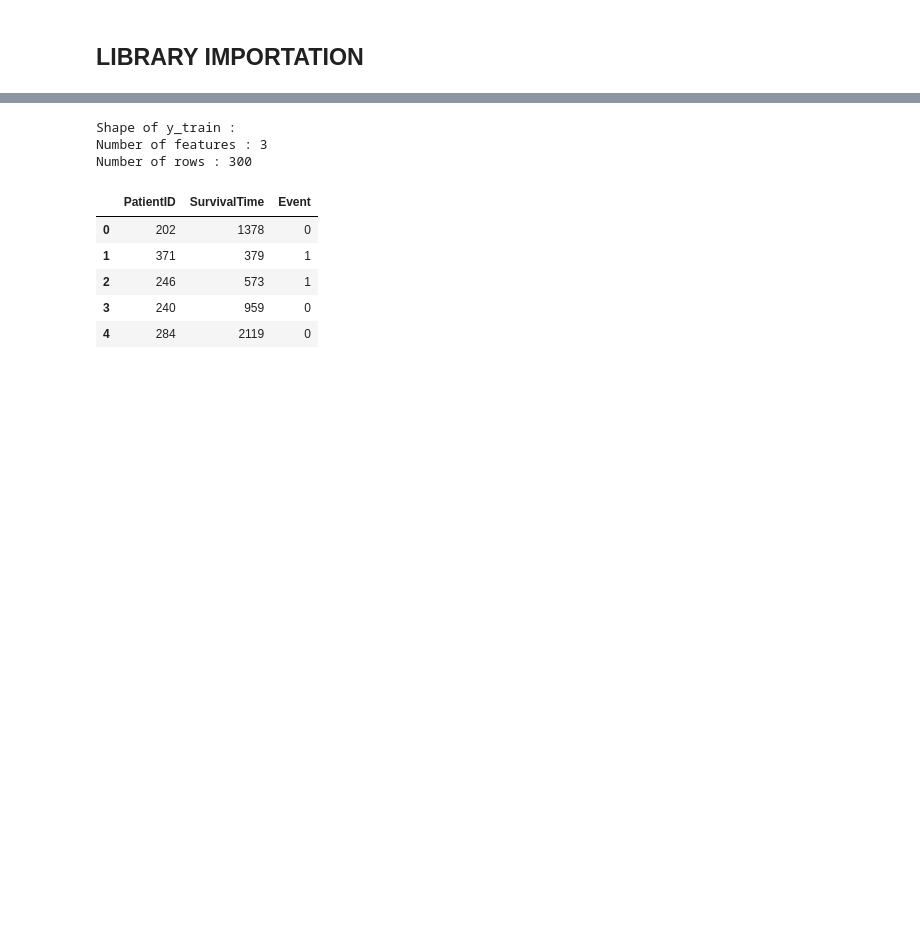
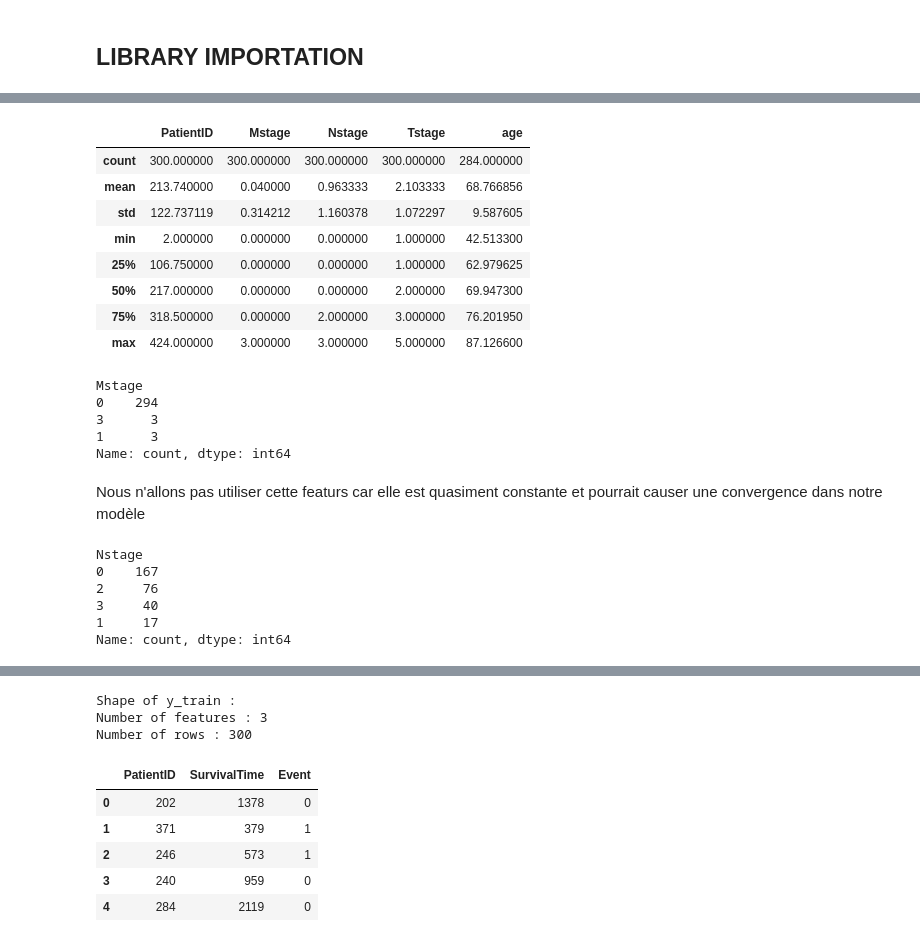
Before and after one commit to mylrcd/lung_cancer, a Jupyter notebook: predict.ipynb, the cells around one changed output, grey strips where cells are left out. Drawn from its saved outputs; the diff is of its cells as text; code cells hidden in the pictures; blank space fills up the shorter version.

```diff
--- a/predict.ipynb
+++ b/predict.ipynb
@@ -19,0 +30,31 @@ import math
+# %%
+x_cli_train.describe()
+# %% [output]
+|  | PatientID | Mstage | Nstage | Tstage | age |
+| count | 300.000000 | 300.000000 | 300.000000 | 300.000000 | 284.000000 |
+| mean | 213.740000 | 0.040000 | 0.963333 | 2.103333 | 68.766856 |
+| std | 122.737119 | 0.314212 | 1.160378 | 1.072297 | 9.587605 |
+| min | 2.000000 | 0.000000 | 0.000000 | 1.000000 | 42.513300 |
+| 25% | 106.750000 | 0.000000 | 0.000000 | 1.000000 | 62.979625 |
+| 50% | 217.000000 | 0.000000 | 0.000000 | 2.000000 | 69.947300 |
+| 75% | 318.500000 | 0.000000 | 2.000000 | 3.000000 | 76.201950 |
+| max | 424.000000 | 3.000000 | 3.000000 | 5.000000 | 87.126600 |
+# %%
+x_cli_train.Mstage.value_counts()
+# %% [output]
+Mstage
+0    294
+3      3
+1      3
+Name: count, dtype: int64
+# %% [markdown]
+Nous n'allons pas utiliser cette featurs car elle est quasiment constante et pourrait causer une convergence dans notre modèle
+# %%
+x_cli_train.Nstage.value_counts()
+# %% [output]
+Nstage
+0    167
+2     76
+3     40
+1     17
+Name: count, dtype: int64
```
Also changed, not shown: parts of 28 cells of this notebook.
